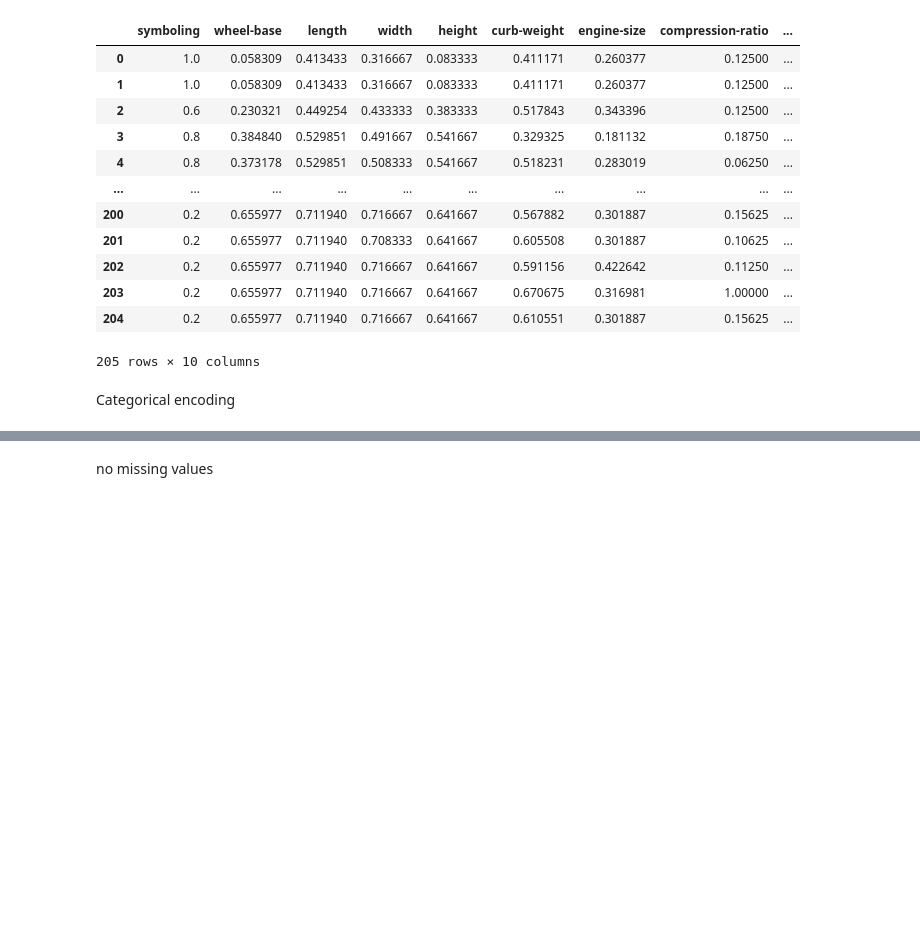
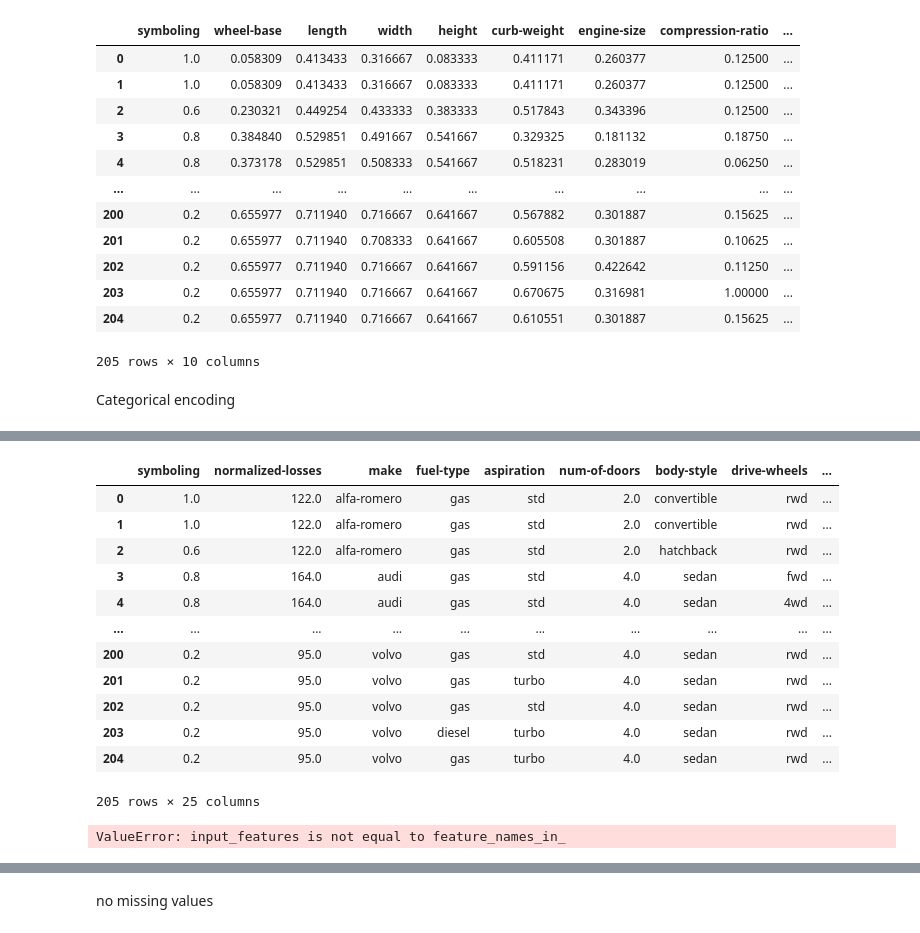
Before and after one commit to Krishil-Parikh/Bazinga_CodeClash, a Jupyter notebook: compute-task-b.ipynb, the cells around one changed output, grey strips where cells are left out. Cells and saved outputs as stored; diff of their text form; code cells hidden in the pictures; blank space fills up the shorter version.

```diff
--- a/compute-task-b.ipynb
+++ b/compute-task-b.ipynb
@@ -186,8 +227,3 @@ input_df[numerical_columns]
 205 rows × 10 columns
 # %% [markdown]
 Categorical encoding
-# %%
-encoder = OneHotEncoder(sparse_output=False, handle_unknown='ignore').fit(input_df[categorical_columns])
-encoded_cols = list(encoder.get_feature_names_out(categorical_columns))
-input_df[encoded_cols]=encoder.transform(input_df[categorical_columns])
-input_df[encoded_cols]
@@ -211,2 +250,34 @@ Index([], dtype='object')
+# %%
+input_df['num-of-doors'].replace({'two':2, 'four':4}, inplace=True)
+input_df['num-of-cylinders'].replace({'two':2, 'three':3, 'four':4, 'five':5, 'six':6, 'eight':8, 'twelve':12}, inplace=True)
+# %%
+input_df
+# %% [output]
+|  | symboling | normalized-losses | make | fuel-type | aspiration | num-of-doors | body-style | drive-wheels | ... |
+| 0 | 1.0 | 122.0 | alfa-romero | gas | std | 2.0 | convertible | rwd | ... |
+| 1 | 1.0 | 122.0 | alfa-romero | gas | std | 2.0 | convertible | rwd | ... |
+| 2 | 0.6 | 122.0 | alfa-romero | gas | std | 2.0 | hatchback | rwd | ... |
+| 3 | 0.8 | 164.0 | audi | gas | std | 4.0 | sedan | fwd | ... |
+| 4 | 0.8 | 164.0 | audi | gas | std | 4.0 | sedan | 4wd | ... |
+| ... | ... | ... | ... | ... | ... | ... | ... | ... | ... |
+| 200 | 0.2 | 95.0 | volvo | gas | std | 4.0 | sedan | rwd | ... |
+| 201 | 0.2 | 95.0 | volvo | gas | turbo | 4.0 | sedan | rwd | ... |
+| 202 | 0.2 | 95.0 | volvo | gas | std | 4.0 | sedan | rwd | ... |
+| 203 | 0.2 | 95.0 | volvo | diesel | turbo | 4.0 | sedan | rwd | ... |
+| 204 | 0.2 | 95.0 | volvo | gas | turbo | 4.0 | sedan | rwd | ... |
+205 rows × 25 columns
+# %%
+#encoder = OneHotEncoder(dtype=np.Objec).fit(df1[categorical_columns])
+#encoded_cols = list(encoder.get_feature_names_out(categorical_columns))
+#df1[encoded_cols]=encoder.transform(df1[categorical_columns])
+#df1[encoded_cols]
+
+encoder = OneHotEncoder(sparse=False,)
+
+encoded_cols = encoder.fit_transform(input_df[['make','fuel-type', 'aspiration', 'body-style', 'drive-wheels', 'engine-location', 'engine-type', 'fuel-system']])
+encoded_cols = pd.DataFrame(encoder.get_feature_names_out(input_df[['make','fuel-type', 'aspiration', 'body-style', 'drive-wheels', 'engine-location', 'engine-type', 'fuel-system']]))
+encoded_cols
+# %% [output]
+ValueError: input_features is not equal to feature_names_in_
 # %%
 sns.heatmap(df1.isnull())
```
Also changed, not shown: parts of 17 cells of this notebook.
